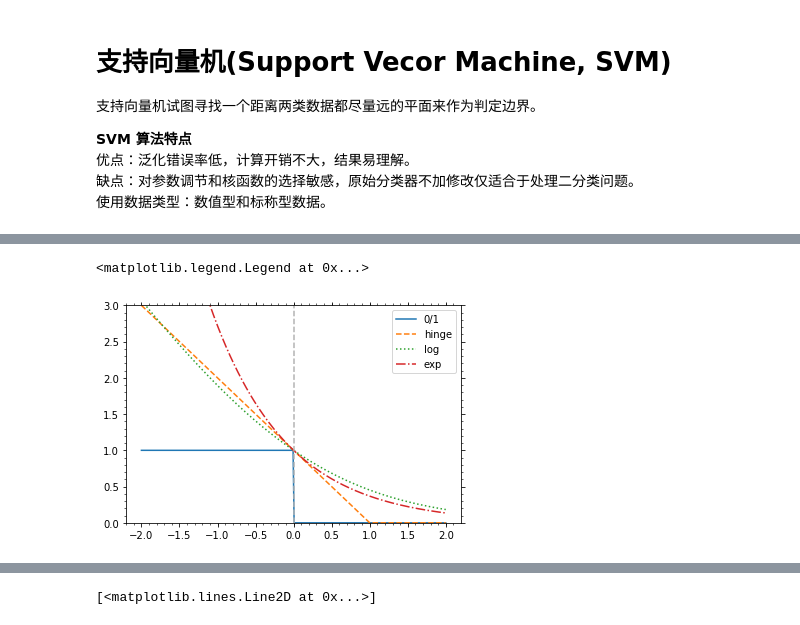
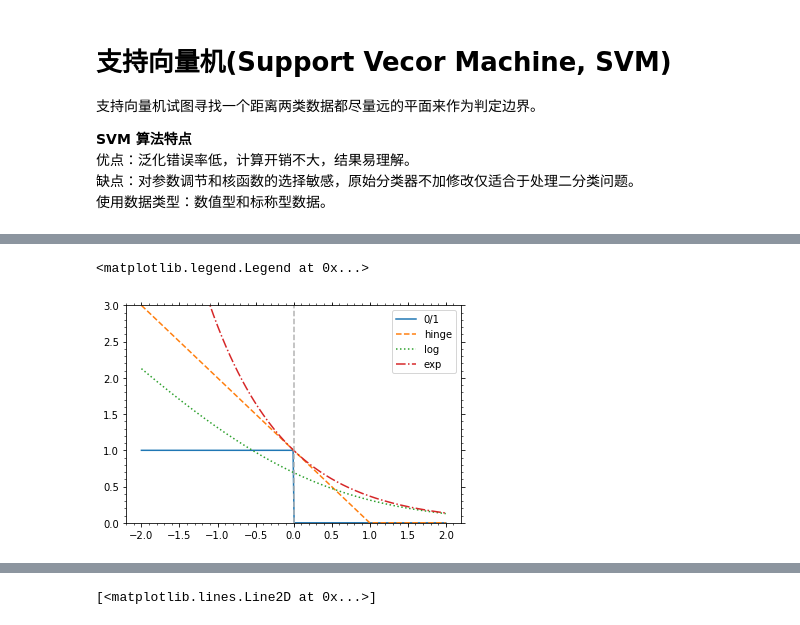
Before and after one commit to szqtc/MyMachineLearningNotes, a Jupyter notebook: 2_SVM.ipynb, the cells around one changed output, grey strips where cells are left out. Saved outputs shown, nothing was run; the diff lists cells and outputs as text; code cells hidden in the pictures.

```diff
--- a/2_SVM.ipynb
+++ b/2_SVM.ipynb
@@ -77,19 +77,19 @@ s.t. $\sum_i \alpha_i y_i = 0$, and $\boxed {0 \leq \alpha_i \leq C}$.
 # %%
 # Loss functions
 fg0, ax0 = plt.subplots()
 
 x = np.linspace(-2., 2., 300)
 ax0.plot(x, x<0., ls='-', label='0/1')
 ax0.plot(x, np.maximum(0., 1.-x), ls='--', label='hinge')
-ax0.plot(x, np.log2(1.+np.exp(-x)), ls=':', label='log')
+ax0.plot(x, np.log(1.+np.exp(-x)), ls=':', label='log')
 ax0.plot(x, np.exp(-x), ls='-.', label='exp')
 
 ax0.plot([0., 0.], [0., 3.], ls='--', c='0.7')
 ax0.set_ylim((0., 3.))
 ax0.legend()
 # %% [output]
 <matplotlib.legend.Legend at 0x...>
-[figure, old version]
+[figure, new version]
 # %% [markdown]
 ### 求解SVC
 
```
Also changed, not shown: parts of 5 cells of this notebook, 2 other files.
